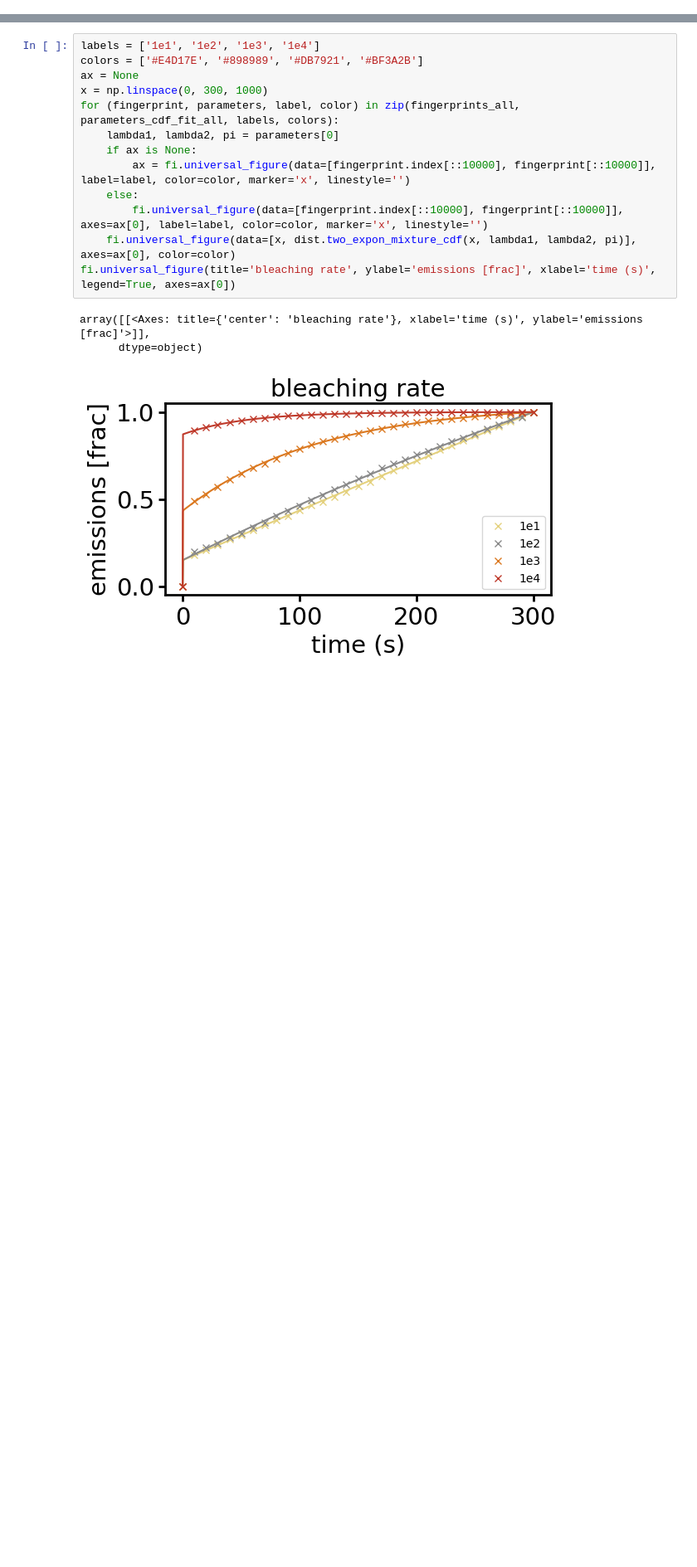
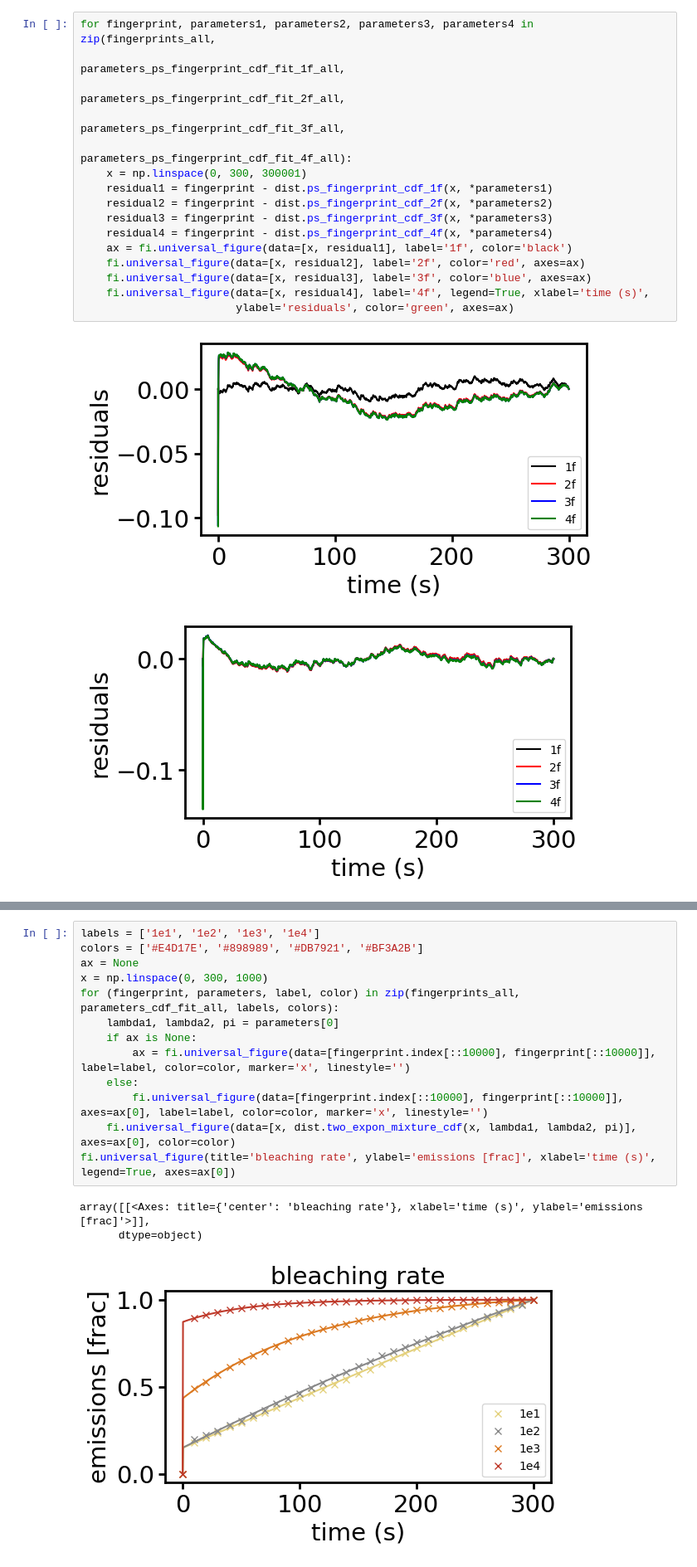
Before and after one commit to super-resolution/Fluopy, a Jupyter notebook: notebooks/cy5/simulations/Chapter I/Fitting procedure/1 fluorophore.ipynb, the cells around one changed output, grey strips where cells are left out. Shown at 83% size. Drawn from its saved outputs; the diff is of its cells as text; blank space fills up the shorter version.

```diff
--- a/notebooks/cy5/simulations/Chapter I/Fitting procedure/1 fluorophore.ipynb
+++ b/notebooks/cy5/simulations/Chapter I/Fitting procedure/1 fluorophore.ipynb
@@ -165,0 +250,19 @@ on periods mean: 4.828e-02s
+# %%
+for fingerprint, parameters1, parameters2, parameters3, parameters4 in zip(fingerprints_all,
+                                                                           parameters_ps_fingerprint_cdf_fit_1f_all,
+                                                                           parameters_ps_fingerprint_cdf_fit_2f_all,
+                                                                           parameters_ps_fingerprint_cdf_fit_3f_all,
+                                                                           parameters_ps_fingerprint_cdf_fit_4f_all):
+    x = np.linspace(0, 300, 300001)
+    residual1 = fingerprint - dist.ps_fingerprint_cdf_1f(x, *parameters1)
+    residual2 = fingerprint - dist.ps_fingerprint_cdf_2f(x, *parameters2)
+    residual3 = fingerprint - dist.ps_fingerprint_cdf_3f(x, *parameters3)
+    residual4 = fingerprint - dist.ps_fingerprint_cdf_4f(x, *parameters4)
+    ax = fi.universal_figure(data=[x, residual1], label='1f', color='black')
+    fi.universal_figure(data=[x, residual2], label='2f', color='red', axes=ax)
+    fi.universal_figure(data=[x, residual3], label='3f', color='blue', axes=ax)
+    fi.universal_figure(data=[x, residual4], label='4f', legend=True, xlabel='time (s)',
+                        ylabel='residuals', color='green', axes=ax)
+# %% [output]
+[figure, added]
+[figure, added]
```
Also changed, not shown: parts of 69 cells of this notebook, 15 other files.
